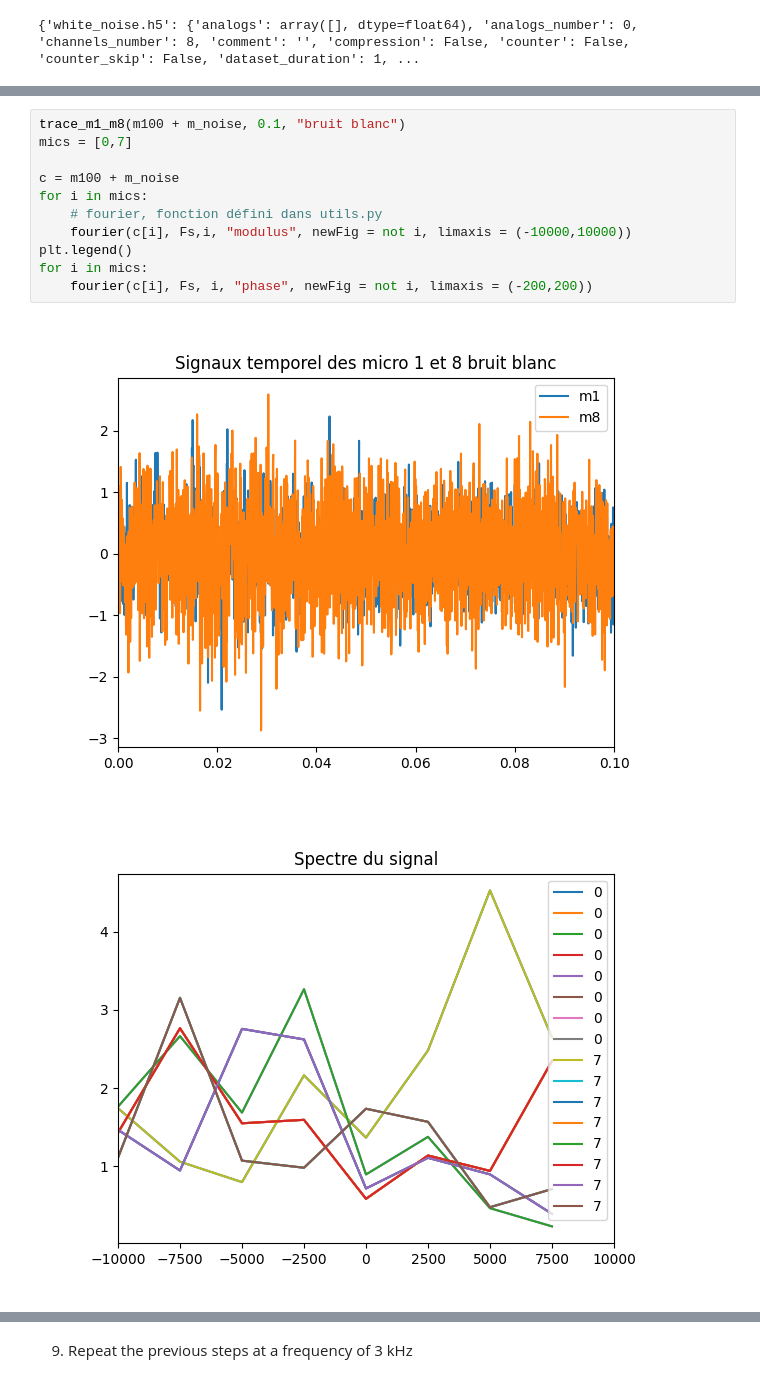
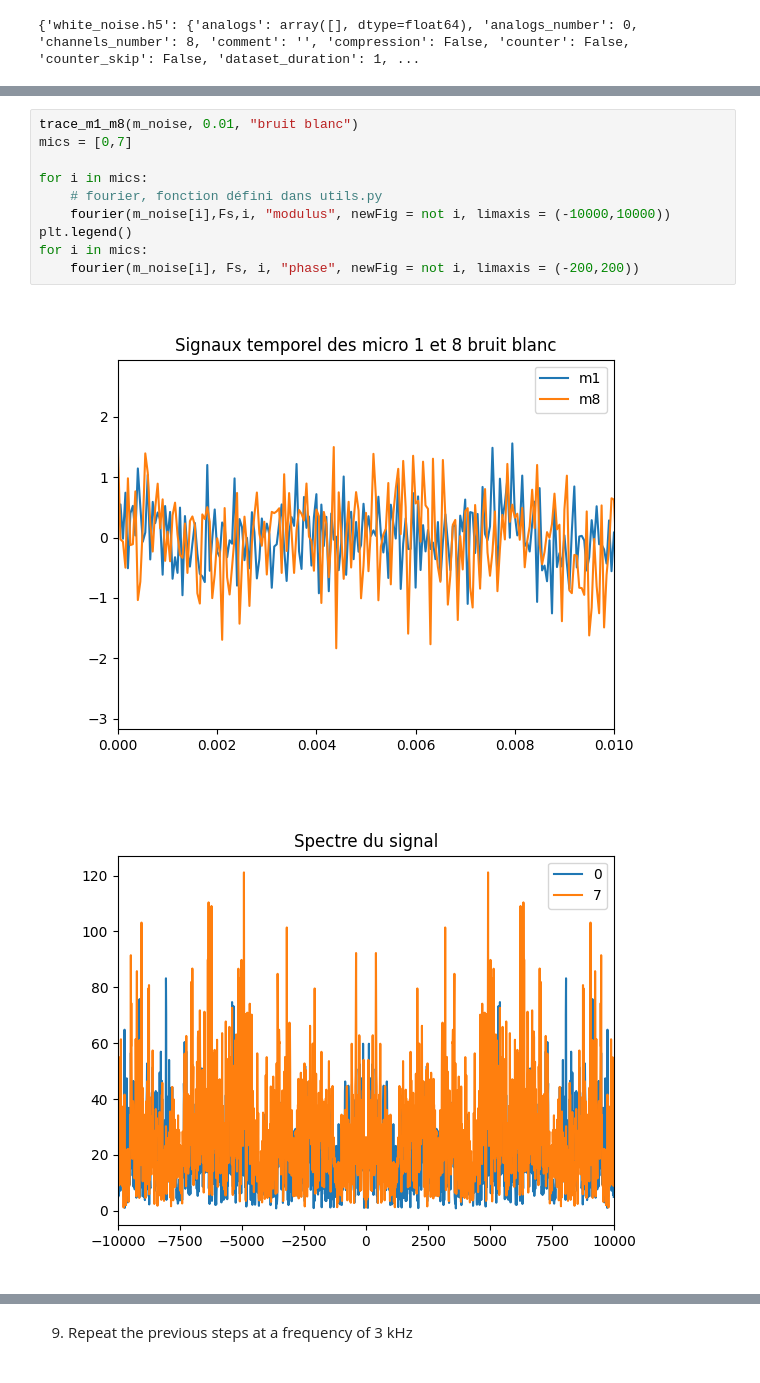
Before and after one commit to Huss94/TP_son1, a Jupyter notebook: Report.ipynb, the cells around one changed output, grey strips where cells are left out. Drawn from its saved outputs; the diff is of its cells as text.

```diff
--- a/Report.ipynb
+++ b/Report.ipynb
@@ -165,14 +161,13 @@ print(c.shape)
 # %%
-trace_m1_m8(m100 + m_noise, 0.1, "bruit blanc")
+trace_m1_m8(m_noise, 0.01, "bruit blanc")
 mics = [0,7]
 
-c = m100 + m_noise
 for i in mics:
     # fourier, fonction défini dans utils.py
-    fourier(c[i], Fs,i, "modulus", newFig = not i, limaxis = (-10000,10000))
+    fourier(m_noise[i],Fs,i, "modulus", newFig = not i, limaxis = (-10000,10000))
 plt.legend()
 for i in mics:
-    fourier(c[i], Fs, i, "phase", newFig = not i, limaxis = (-200,200))
+    fourier(m_noise[i], Fs, i, "phase", newFig = not i, limaxis = (-200,200))
 # %% [output]
-[figure, old version]
+[figure, new version]
-[figure, old version]
+[figure, new version]
```
Also changed, not shown: parts of 9 cells of this notebook.
